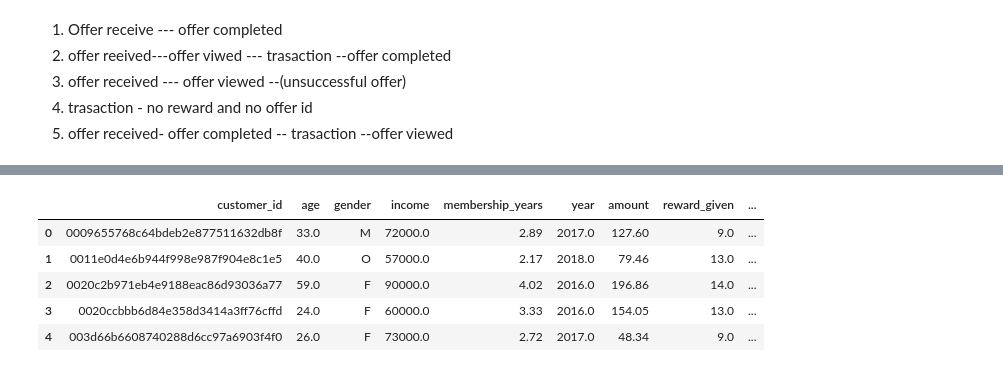
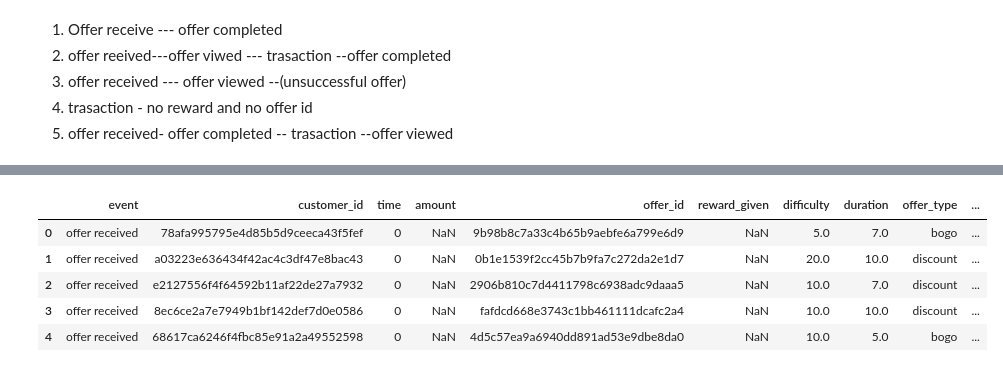
Before and after one commit to sharvaridhote/DataScience-Capstone-Udacity, a Jupyter notebook: Starbuck_Challange_Capstone_final.ipynb, the cells around one changed output, grey strips where cells are left out. Saved outputs shown, nothing was run; the diff lists cells and outputs as text; code cells hidden in the pictures.

```diff
--- a/Starbuck_Challange_Capstone_final.ipynb
+++ b/Starbuck_Challange_Capstone_final.ipynb
@@ -167,8 +167,8 @@ def portfolio_clean(portfolio):
         portfolio: clean transformed portfolio DataFrame
     """
 
-    portfolio = portfolio.assign(**pd.get_dummies(portfolio.channels.apply(lambda x:pd.Series(x)).stack()
-                                                    .reset_index(level=1,drop=True)).sum(level=0))
+   # portfolio = portfolio.assign(**pd.get_dummies(portfolio.channels.apply(lambda x:pd.Series(x)).stack()
+                                                    #.reset_index(level=1,drop=True)).sum(level=0))
     portfolio = portfolio.assign(**pd.get_dummies(portfolio.offer_type.apply(lambda x:pd.Series(x)).stack()
                                                     .reset_index(level=1,drop=True)).sum(level=0))
     #portfolio['id'] = [offer_id_col[item] for item in portfolio_df['id']]
@@ -177,7 +177,7 @@ def portfolio_clean(portfolio):
     #offer_type_col = {'bogo':'1', 'informational':'2','discount':'3'}
     #portfolio['offer_type'] = [offer_type_col[item] for item in portfolio['offer_type']]
 
-    portfolio.drop(['channels','offer_type'], axis=1, inplace=True)
+    portfolio.drop(['channels'], axis=1, inplace=True)
 
     return portfolio
 # %%
@@ -347,8 +347,8 @@ def transcript_clean(transcript):
     # value column contains disctionary with amount, reward and offer id
     # it results in nan columns which we will clean later
     transcript = pd.concat([transcript, transcript['value'].apply(pd.Series)], axis = 1)
-    transcript = transcript.assign(**pd.get_dummies(transcript.event.apply(lambda x:pd.Series(x)).stack()
-                                                    .reset_index(level=1,drop=True)).sum(level=0))
+   # transcript = transcript.assign(**pd.get_dummies(transcript.event.apply(lambda x:pd.Series(x)).stack()
+                                                   # .reset_index(level=1,drop=True)).sum(level=0))
     # we will delete offer_id column , it contains duplicate/missing information from offer id related to reward -
     #we can fill that information from offer_id column - reward offer id
     transcript['offer_id'].fillna(transcript['offer id'],inplace=True)
@@ -357,7 +357,7 @@ def transcript_clean(transcript):
     #convert number of days - time column to
     transcript['time'] = round(transcript['time']/24).astype(int)
     #transcript= pd.concat([transcript, pd.get_dummies(transcript['event'])], axis= 1)
-    transcript.drop(['value', 'offer id','event'], axis=1,inplace=True)
+    transcript.drop(['value', 'offer id'], axis=1,inplace=True)
 
     return transcript
 # %%
@@ -478,3 +471,6 @@ demographic_df.head()
 3) offer received --- offer viewed --(unsuccessful offer)
 4) trasaction - no reward and no offer id
 5) offer received- offer completed -- trasaction --offer viewed
+# %%
+df_temp=pd.merge(transcript_df, portfolio_df, on='offer_id', how='left')
+#df_merged=pd.merge(df_temp, portfolio_df, on='offer_id', how='left')
@@ -506,9 +638,9 @@ df_temp2= demographic_df.groupby(['customer_id','age', 'gender', 'income', 'memb
 # %%
-df_temp2.head()
+df_temp.head()
 # %% [output]
-|  | customer_id | age | gender | income | membership_years | year | amount | reward_given | ... |
-| 0 | 0009655768c64bdeb2e877511632db8f | 33.0 | M | 72000.0 | 2.89 | 2017.0 | 127.60 | 9.0 | ... |
-| 1 | 0011e0d4e6b944f998e987f904e8c1e5 | 40.0 | O | 57000.0 | 2.17 | 2018.0 | 79.46 | 13.0 | ... |
-| 2 | 0020c2b971eb4e9188eac86d93036a77 | 59.0 | F | 90000.0 | 4.02 | 2016.0 | 196.86 | 14.0 | ... |
-| 3 | 0020ccbbb6d84e358d3414a3ff76cffd | 24.0 | F | 60000.0 | 3.33 | 2016.0 | 154.05 | 13.0 | ... |
-| 4 | 003d66b6608740288d6cc97a6903f4f0 | 26.0 | F | 73000.0 | 2.72 | 2017.0 | 48.34 | 9.0 | ... |
+|  | event | customer_id | time | amount | offer_id | reward_given | difficulty | duration | offer_type | ... |
+| 0 | offer received | 78afa995795e4d85b5d9ceeca43f5fef | 0 | NaN | 9b98b8c7a33c4b65b9aebfe6a799e6d9 | NaN | 5.0 | 7.0 | bogo | ... |
+| 1 | offer received | a03223e636434f42ac4c3df47e8bac43 | 0 | NaN | 0b1e1539f2cc45b7b9fa7c272da2e1d7 | NaN | 20.0 | 10.0 | discount | ... |
+| 2 | offer received | e2127556f4f64592b11af22de27a7932 | 0 | NaN | 2906b810c7d4411798c6938adc9daaa5 | NaN | 10.0 | 7.0 | discount | ... |
+| 3 | offer received | 8ec6ce2a7e7949b1bf142def7d0e0586 | 0 | NaN | fafdcd668e3743c1bb461111dcafc2a4 | NaN | 10.0 | 10.0 | discount | ... |
+| 4 | offer received | 68617ca6246f4fbc85e91a2a49552598 | 0 | NaN | 4d5c57ea9a6940dd891ad53e9dbe8da0 | NaN | 10.0 | 5.0 | bogo | ... |
```
Also changed, not shown: parts of 110 cells of this notebook.
